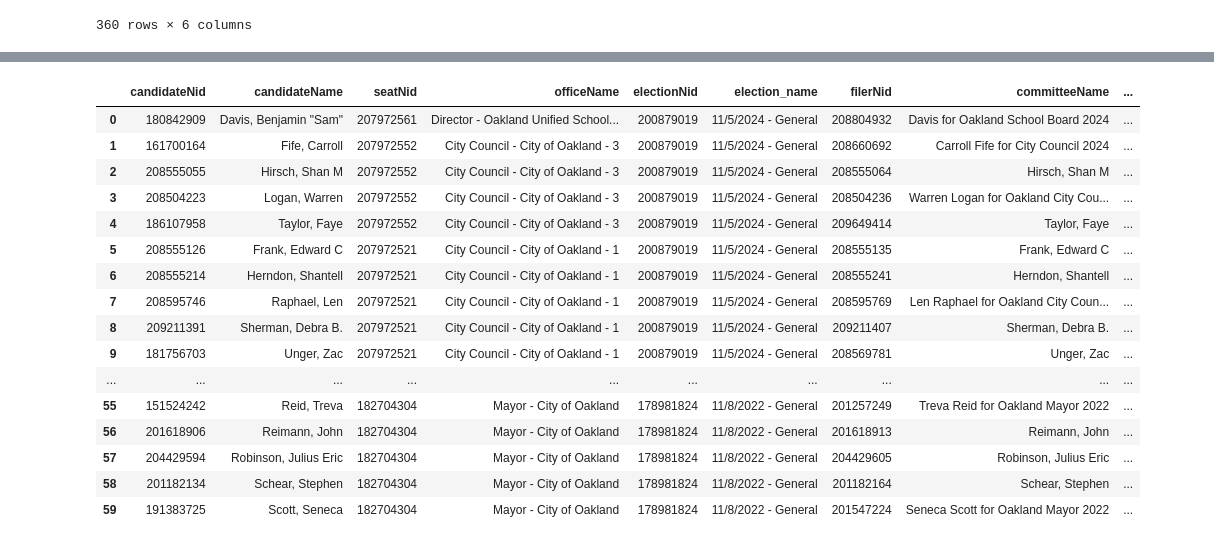
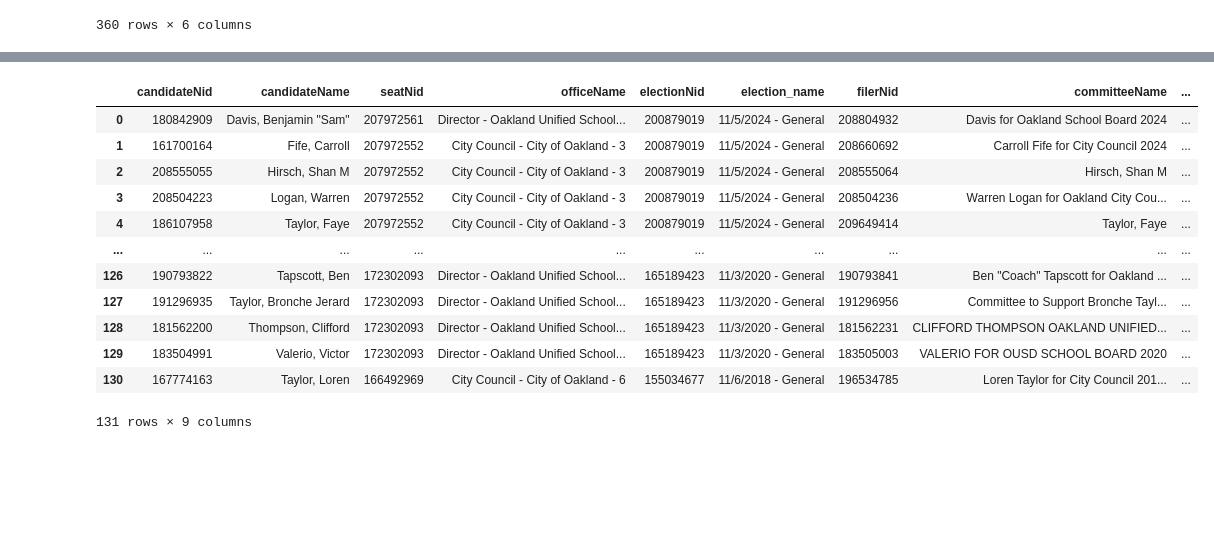
Before and after one commit to FrancisDoran/candidate-table, a Jupyter notebook: francis-testing.ipynb, the cells around one changed output, grey strips where cells are left out. Saved outputs shown, nothing was run; the diff lists cells and outputs as text; code cells hidden in the pictures; blank space fills up the shorter version.

```diff
--- a/francis-testing.ipynb
+++ b/francis-testing.ipynb
@@ -324,26 +324,22 @@ df3
 # %%
 df=df3.merge(forms_df, on=['filerNid'])
 df=final_df.merge(df, on=['candidateNid','election_name','electionNid','seatNid'])
 df=df.drop_duplicates(ignore_index=True)
-df.head(60)
+df
 # %% [output]
 |  | candidateNid | candidateName | seatNid | officeName | electionNid | election_name | filerNid | committeeName | ... |
 | 0 | 180842909 | Davis, Benjamin "Sam" | 207972561 | Director - Oakland Unified School... | 200879019 | 11/5/2024 - General | 208804932 | Davis for Oakland School Board 2024 | ... |
 | 1 | 161700164 | Fife, Carroll | 207972552 | City Council - City of Oakland - 3 | 200879019 | 11/5/2024 - General | 208660692 | Carroll Fife for City Council 2024 | ... |
 | 2 | 208555055 | Hirsch, Shan M | 207972552 | City Council - City of Oakland - 3 | 200879019 | 11/5/2024 - General | 208555064 | Hirsch, Shan M | ... |
 | 3 | 208504223 | Logan, Warren | 207972552 | City Council - City of Oakland - 3 | 200879019 | 11/5/2024 - General | 208504236 | Warren Logan for Oakland City Cou... | ... |
 | 4 | 186107958 | Taylor, Faye | 207972552 | City Council - City of Oakland - 3 | 200879019 | 11/5/2024 - General | 209649414 | Taylor, Faye | ... |
-| 5 | 208555126 | Frank, Edward C | 207972521 | City Council - City of Oakland - 1 | 200879019 | 11/5/2024 - General | 208555135 | Frank, Edward C | ... |
-| 6 | 208555214 | Herndon, Shantell | 207972521 | City Council - City of Oakland - 1 | 200879019 | 11/5/2024 - General | 208555241 | Herndon, Shantell | ... |
-| 7 | 208595746 | Raphael, Len | 207972521 | City Council - City of Oakland - 1 | 200879019 | 11/5/2024 - General | 208595769 | Len Raphael for Oakland City Coun... | ... |
-| 8 | 209211391 | Sherman, Debra B. | 207972521 | City Council - City of Oakland - 1 | 200879019 | 11/5/2024 - General | 209211407 | Sherman, Debra B. | ... |
-| 9 | 181756703 | Unger, Zac | 207972521 | City Council - City of Oakland - 1 | 200879019 | 11/5/2024 - General | 208569781 | Unger, Zac | ... |
 | ... | ... | ... | ... | ... | ... | ... | ... | ... | ... |
-| 55 | 151524242 | Reid, Treva | 182704304 | Mayor - City of Oakland | 178981824 | 11/8/2022 - General | 201257249 | Treva Reid for Oakland Mayor 2022 | ... |
-| 56 | 201618906 | Reimann, John | 182704304 | Mayor - City of Oakland | 178981824 | 11/8/2022 - General | 201618913 | Reimann, John | ... |
-| 57 | 204429594 | Robinson, Julius Eric | 182704304 | Mayor - City of Oakland | 178981824 | 11/8/2022 - General | 204429605 | Robinson, Julius Eric | ... |
-| 58 | 201182134 | Schear, Stephen | 182704304 | Mayor - City of Oakland | 178981824 | 11/8/2022 - General | 201182164 | Schear, Stephen | ... |
-| 59 | 191383725 | Scott, Seneca | 182704304 | Mayor - City of Oakland | 178981824 | 11/8/2022 - General | 201547224 | Seneca Scott for Oakland Mayor 2022 | ... |
+| 126 | 190793822 | Tapscott, Ben | 172302093 | Director - Oakland Unified School... | 165189423 | 11/3/2020 - General | 190793841 | Ben "Coach" Tapscott for Oakland ... | ... |
+| 127 | 191296935 | Taylor, Bronche Jerard | 172302093 | Director - Oakland Unified School... | 165189423 | 11/3/2020 - General | 191296956 | Committee to Support Bronche Tayl... | ... |
+| 128 | 181562200 | Thompson, Clifford | 172302093 | Director - Oakland Unified School... | 165189423 | 11/3/2020 - General | 181562231 | CLIFFORD THOMPSON OAKLAND UNIFIED... | ... |
+| 129 | 183504991 | Valerio, Victor | 172302093 | Director - Oakland Unified School... | 165189423 | 11/3/2020 - General | 183505003 | VALERIO FOR OUSD SCHOOL BOARD 2020 | ... |
+| 130 | 167774163 | Taylor, Loren | 166492969 | City Council - City of Oakland - 6 | 155034677 | 11/6/2018 - General | 196534785 | Loren Taylor for City Council 201... | ... |
+131 rows × 9 columns
 # %%
 dfNew = final_df.merge(df3, on=['candidateNid','election_name','electionNid','seatNid'])
 core_df=dfNew[['candidateName','officeName','committeeName','election_name','filerNid']]
```
Also changed, not shown: parts of 7 cells of this notebook.
